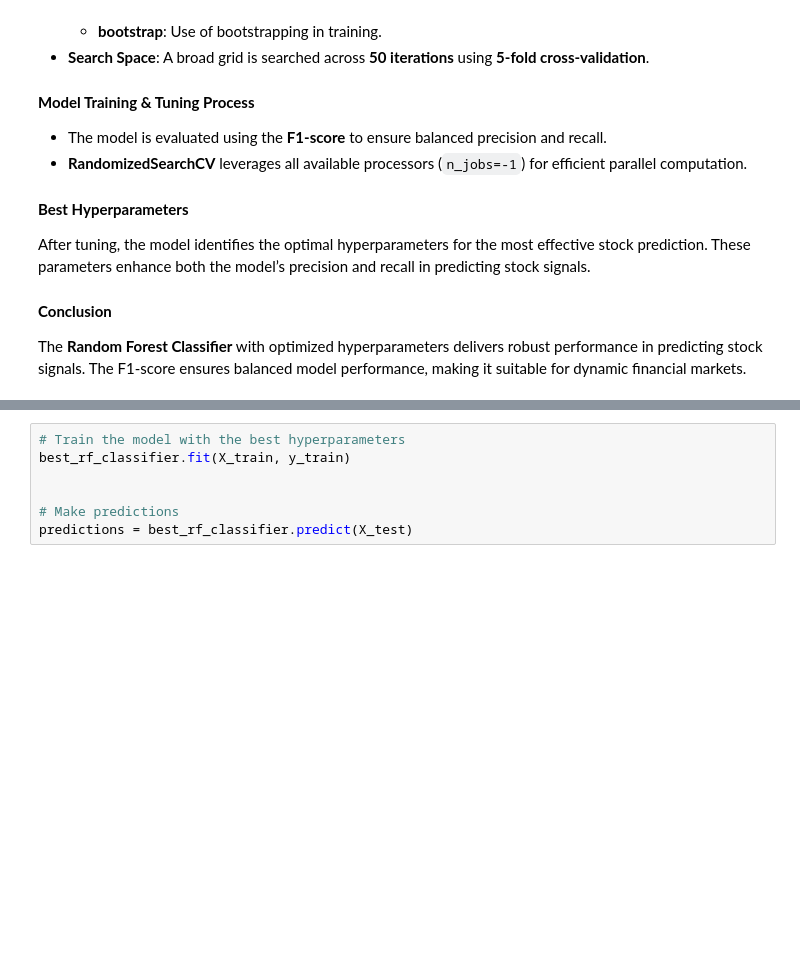
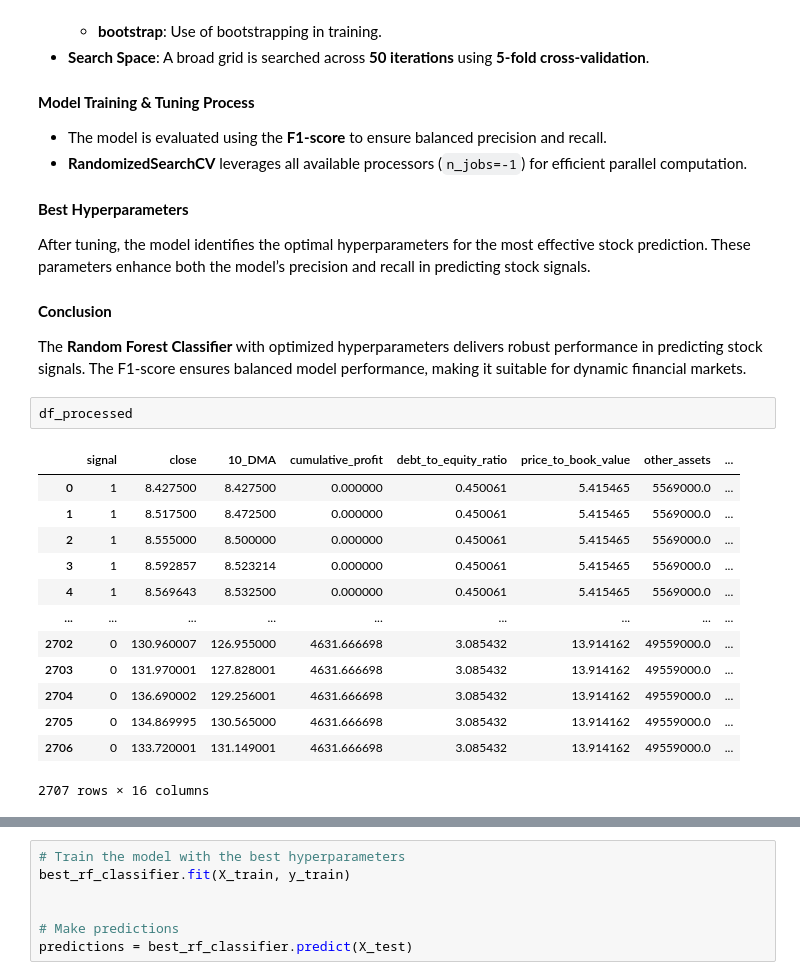
Before and after one commit to roboGOD/iisc-dsp-stock-price-prediction, a Jupyter notebook: src/03-model-training.ipynb, the cells around one changed output, grey strips where cells are left out. Cells and saved outputs as stored; diff of their text form; blank space fills up the shorter version.

```diff
--- a/src/03-model-training.ipynb
+++ b/src/03-model-training.ipynb
@@ -370,6 +370,22 @@ After tuning, the model identifies the optimal hyperparameters for the most effe
 
 #### **Conclusion**
 The **Random Forest Classifier** with optimized hyperparameters delivers robust performance in predicting stock signals. The F1-score ensures balanced model performance, making it suitable for dynamic financial markets.
+# %%
+df_processed
+# %% [output]
+|  | signal | close | 10_DMA | cumulative_profit | debt_to_equity_ratio | price_to_book_value | other_assets | ... |
+| 0 | 1 | 8.427500 | 8.427500 | 0.000000 | 0.450061 | 5.415465 | 5569000.0 | ... |
+| 1 | 1 | 8.517500 | 8.472500 | 0.000000 | 0.450061 | 5.415465 | 5569000.0 | ... |
+| 2 | 1 | 8.555000 | 8.500000 | 0.000000 | 0.450061 | 5.415465 | 5569000.0 | ... |
+| 3 | 1 | 8.592857 | 8.523214 | 0.000000 | 0.450061 | 5.415465 | 5569000.0 | ... |
+| 4 | 1 | 8.569643 | 8.532500 | 0.000000 | 0.450061 | 5.415465 | 5569000.0 | ... |
+| ... | ... | ... | ... | ... | ... | ... | ... | ... |
+| 2702 | 0 | 130.960007 | 126.955000 | 4631.666698 | 3.085432 | 13.914162 | 49559000.0 | ... |
+| 2703 | 0 | 131.970001 | 127.828001 | 4631.666698 | 3.085432 | 13.914162 | 49559000.0 | ... |
+| 2704 | 0 | 136.690002 | 129.256001 | 4631.666698 | 3.085432 | 13.914162 | 49559000.0 | ... |
+| 2705 | 0 | 134.869995 | 130.565000 | 4631.666698 | 3.085432 | 13.914162 | 49559000.0 | ... |
+| 2706 | 0 | 133.720001 | 131.149001 | 4631.666698 | 3.085432 | 13.914162 | 49559000.0 | ... |
+2707 rows × 16 columns
 # %%
 from sklearn.ensemble import RandomForestClassifier
 from sklearn.model_selection import RandomizedSearchCV
```
Also changed, not shown: parts of 9 cells of this notebook, 2 other files.
